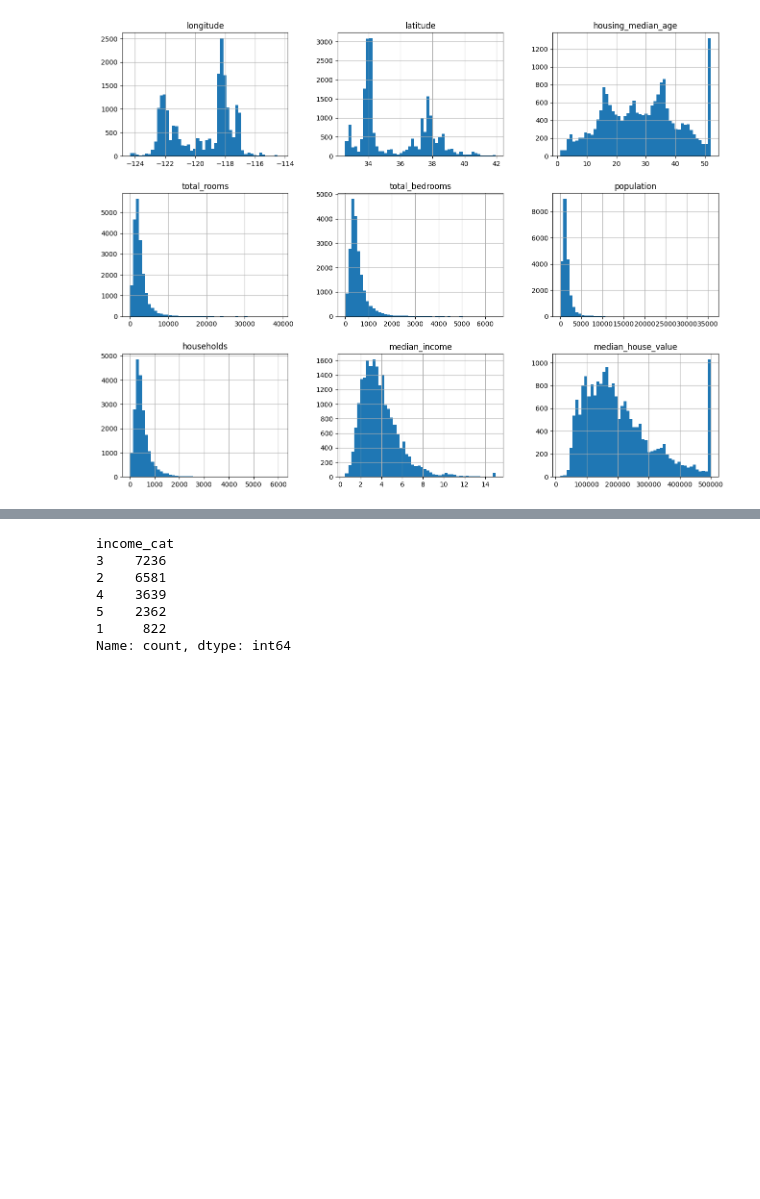
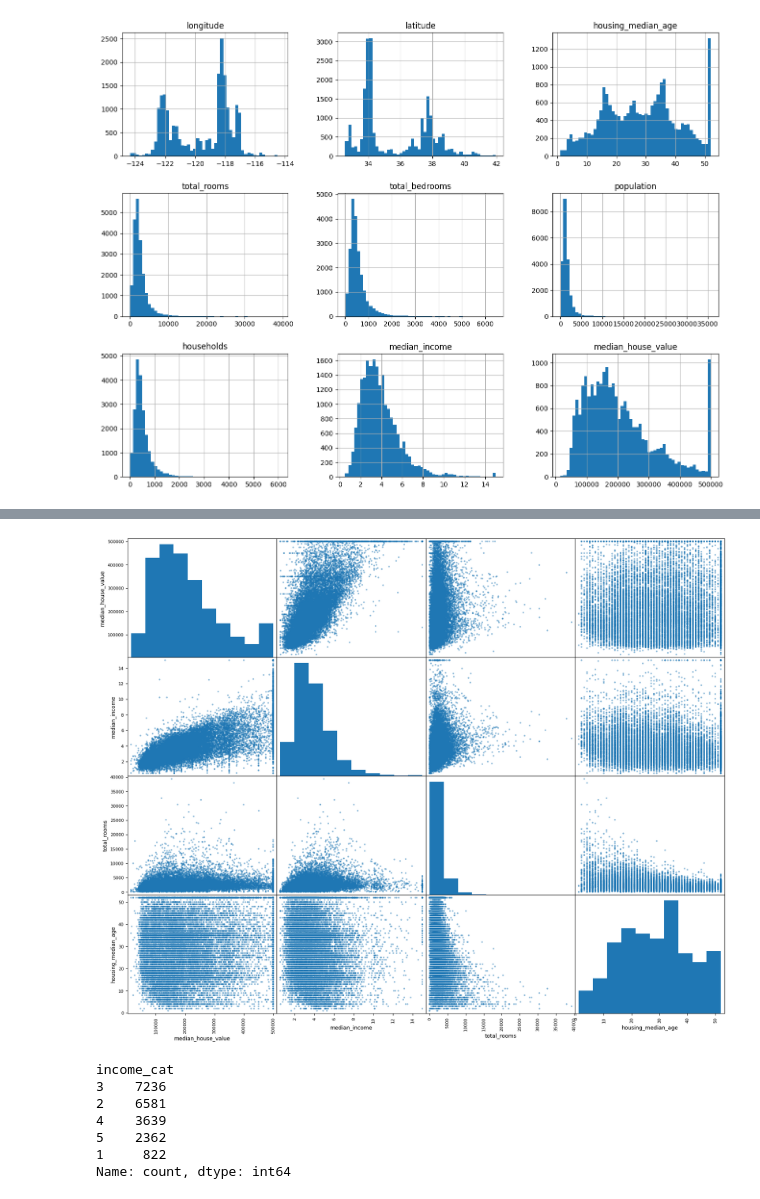
Before and after one commit to devinsomniac/HousePricePrediction, a Jupyter notebook: Chapter2/housing.ipynb, the cells around one changed output, grey strips where cells are left out. Saved outputs shown, nothing was run; the diff lists cells and outputs as text; code cells hidden in the pictures; blank space fills up the shorter version.

```diff
--- a/Chapter2/housing.ipynb
+++ b/Chapter2/housing.ipynb
@@ -58,3 +58,6 @@ OriginalData.hist(bins = 50,figsize=(16,12))
 plt.show()
 # %% [output]
 [figure]
+# %%
+Ocean_Proximity = OriginalData['ocean_proximity']
+OriginalData = OriginalData.drop('ocean_proximity',axis=1)
@@ -60,0 +79,6 @@ plt.show()
+# %%
+from pandas.plotting import scatter_matrix
+scatter_matrix(OriginalData[['median_house_value','median_income','total_rooms','housing_median_age']],figsize=(20,16))
+plt.show()
+# %% [output]
+[figure, added]
```
Also changed, not shown: parts of 21 cells of this notebook.
